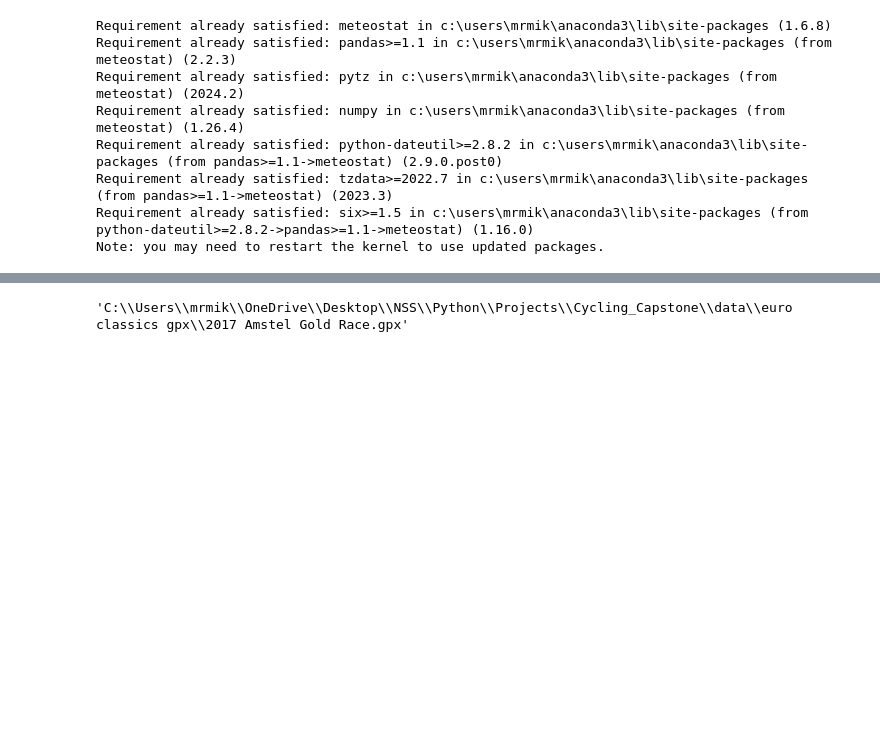
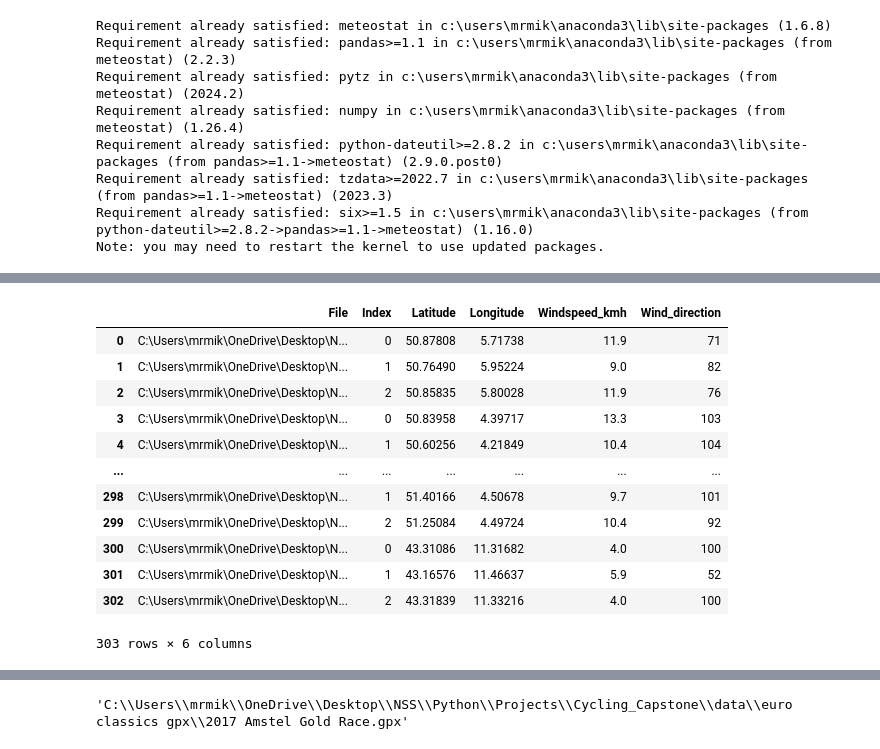
Before and after one commit to mikeriello/Cycling-Monument-Capstone, a Jupyter notebook: notebooks/difficulty baseline2.ipynb, the cells around one changed output, grey strips where cells are left out. Drawn from its saved outputs; the diff is of its cells as text; code cells hidden in the pictures; blank space fills up the shorter version.

```diff
--- a/notebooks/difficulty baseline2.ipynb
+++ b/notebooks/difficulty baseline2.ipynb
@@ -233,3 +251,19 @@ df.to_csv("wind_speed.csv", index=False)
 
 [303 rows x 6 columns]
+# %%
+windspeed_df
+# %% [output]
+|  | File | Index | Latitude | Longitude | Windspeed_kmh | Wind_direction |
+| 0 | C:\Users\mrmik\OneDrive\Desktop\N... | 0 | 50.87808 | 5.71738 | 11.9 | 71 |
+| 1 | C:\Users\mrmik\OneDrive\Desktop\N... | 1 | 50.76490 | 5.95224 | 9.0 | 82 |
+| 2 | C:\Users\mrmik\OneDrive\Desktop\N... | 2 | 50.85835 | 5.80028 | 11.9 | 76 |
+| 3 | C:\Users\mrmik\OneDrive\Desktop\N... | 0 | 50.83958 | 4.39717 | 13.3 | 103 |
+| 4 | C:\Users\mrmik\OneDrive\Desktop\N... | 1 | 50.60256 | 4.21849 | 10.4 | 104 |
+| ... | ... | ... | ... | ... | ... | ... |
+| 298 | C:\Users\mrmik\OneDrive\Desktop\N... | 1 | 51.40166 | 4.50678 | 9.7 | 101 |
+| 299 | C:\Users\mrmik\OneDrive\Desktop\N... | 2 | 51.25084 | 4.49724 | 10.4 | 92 |
+| 300 | C:\Users\mrmik\OneDrive\Desktop\N... | 0 | 43.31086 | 11.31682 | 4.0 | 100 |
+| 301 | C:\Users\mrmik\OneDrive\Desktop\N... | 1 | 43.16576 | 11.46637 | 5.9 | 52 |
+| 302 | C:\Users\mrmik\OneDrive\Desktop\N... | 2 | 43.31839 | 11.33216 | 4.0 | 100 |
+303 rows × 6 columns
 # %%
```
Also changed, not shown: parts of 25 cells of this notebook, 6 other files.
